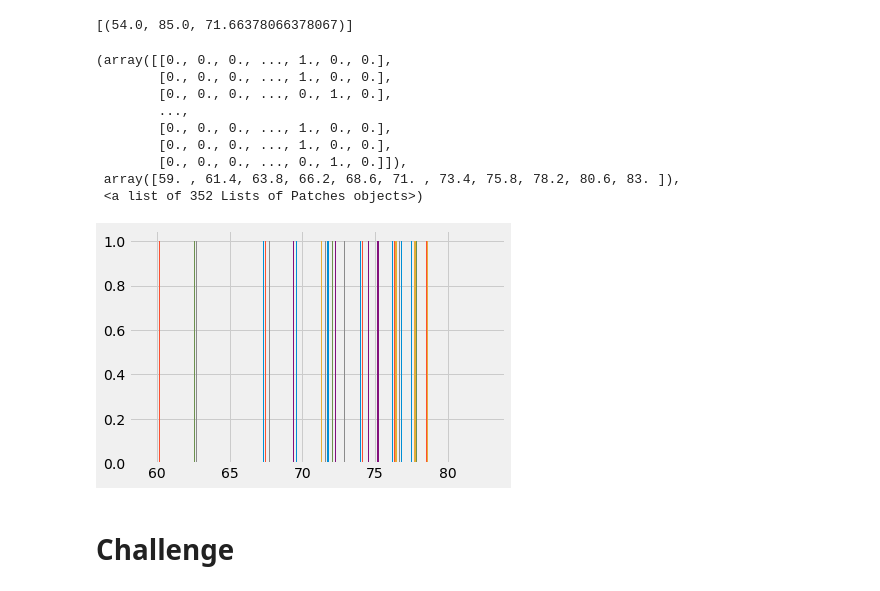
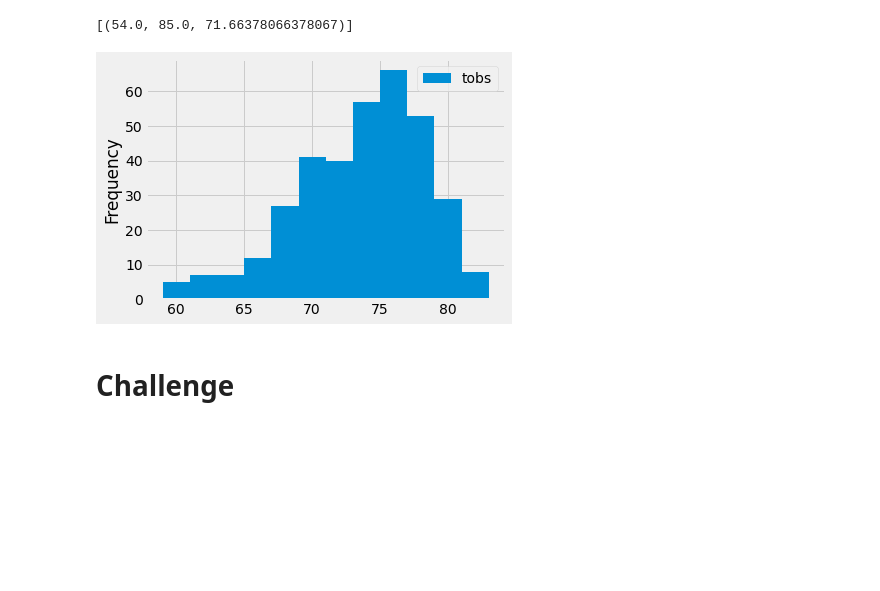
Before and after one commit to jasonatoledo/Python-SQL_surfs_up, a Jupyter notebook: climate_analysis.ipynb, the cells around one changed output. Saved outputs shown, nothing was run; the diff lists cells and outputs as text; code cells hidden in the pictures; blank space fills up the shorter version.

```diff
--- a/climate_analysis.ipynb
+++ b/climate_analysis.ipynb
@@ -105,21 +105,13 @@ filter(Measurement.station == 'USC00519281').all()
 # %%
 # Choose the station with the highest number of temperature observations.
 # Query the last 12 months of temperature observation data for this station and plot the results as a histogram
 results = session.query(Measurement.tobs).filter(Measurement.station == 'USC00519281').\
 filter(Measurement.date >= prev_year).all()
-df_results = pd.DataFrame(results, columns=['tobs'])
-plt.hist(df_results)
+df = pd.DataFrame(results, columns=['tobs'])
+df.plot.hist(bins=12)
+plt.tight_layout()
 # %% [output]
-(array([[0., 0., 0., ..., 1., 0., 0.],
-        [0., 0., 0., ..., 1., 0., 0.],
-        [0., 0., 0., ..., 0., 1., 0.],
-        ...,
-        [0., 0., 0., ..., 1., 0., 0.],
-        [0., 0., 0., ..., 1., 0., 0.],
-        [0., 0., 0., ..., 0., 1., 0.]]),
- array([59. , 61.4, 63.8, 66.2, 68.6, 71. , 73.4, 75.8, 78.2, 80.6, 83. ]),
- <a list of 352 Lists of Patches objects>)
-[figure, old version]
+[figure, new version]
 # %%
 # Write a function called `calc_temps` that will accept start date and end date in the format '%Y-%m-%d'
 # and return the minimum, average, and maximum temperatures for that range of dates
```
Also changed, not shown: 1 other file.
